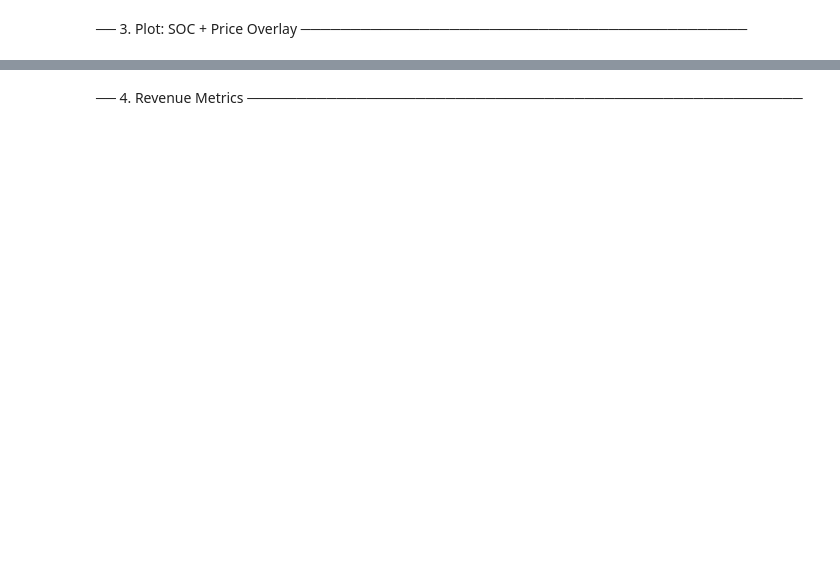
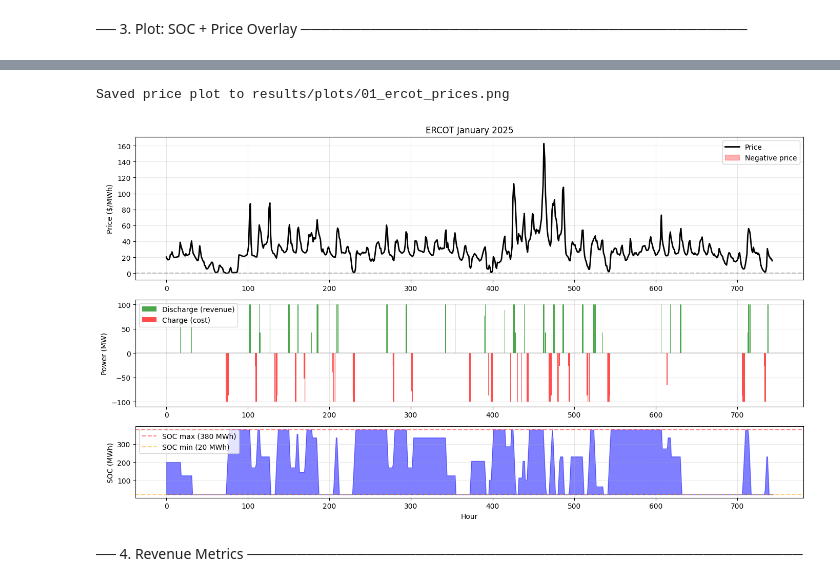
Before and after one commit to GigaLint1/Battery-Optimiser, a Jupyter notebook: notebooks/01_lp_perfect_foresight.ipynb, the cells around one changed output, grey strips where cells are left out. Drawn from its saved outputs; the diff is of its cells as text; code cells hidden in the pictures; blank space fills up the shorter version.

```diff
--- a/notebooks/01_lp_perfect_foresight.ipynb
+++ b/notebooks/01_lp_perfect_foresight.ipynb
@@ -139,3 +238,12 @@ print("\nSaved price plot to results/plots/01_caiso_prices.png")
+# %%
+# Plot
+fig = plot_dispatch(prices_ercot, result=result_ercot, battery=battery,
+                    title="ERCOT January 2025")
+plt.savefig("results/plots/01_ercot_jan.png", dpi=150, bbox_inches='tight')
+print("\nSaved price plot to results/plots/01_ercot_prices.png")
+# %% [output]
+Saved price plot to results/plots/01_ercot_prices.png
+[figure, added]
 # %% [markdown]
 ── 4. Revenue Metrics ────────────────────────────────────────────────────────
 # %%
```
Also changed, not shown: parts of 15 cells of this notebook, 4 other files.
